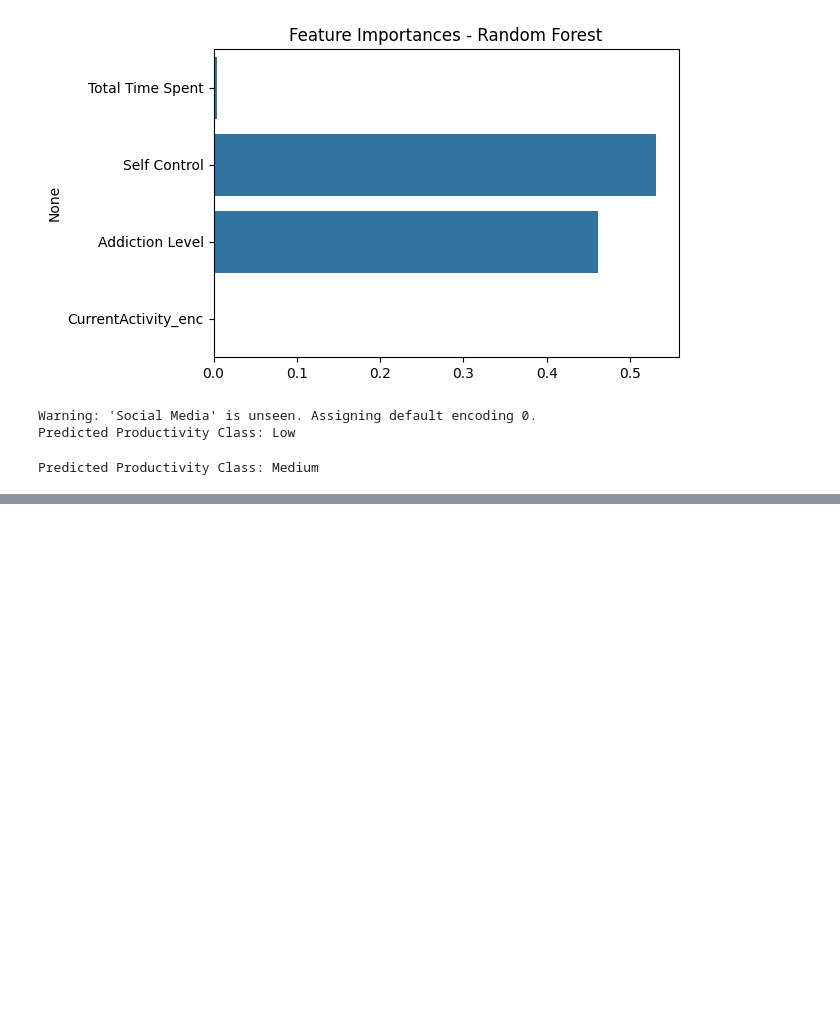
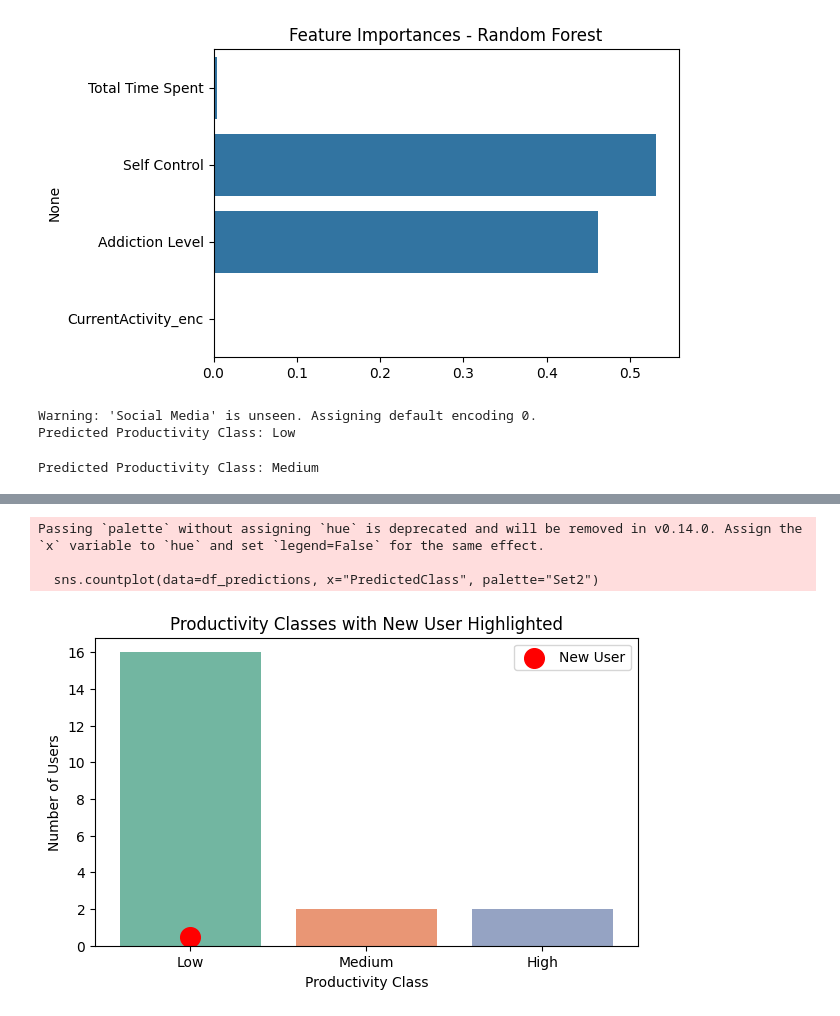
Before and after one commit to Pathushi/Dark-Side-of-Social-Media, a Jupyter notebook: random_forest_model.ipynb, the cells around one changed output, grey strips where cells are left out. Saved outputs shown, nothing was run; the diff lists cells and outputs as text; code cells hidden in the pictures; blank space fills up the shorter version.

```diff
--- a/random_forest_model.ipynb
+++ b/random_forest_model.ipynb
@@ -232,0 +270,47 @@ User 20: {'Total Time Spent': 94, 'Self Control': 2, 'Addiction Level': 5, 'Curr
+# %%
+import pandas as pd
+import matplotlib.pyplot as plt
+import seaborn as sns
+
+# Example: existing 20 users predictions
+predictions = []
+for user_data in new_users:
+    pred_class = predict_productivity(user_data, rf, le, scaler)
+    user_data["PredictedClass"] = pred_class
+    predictions.append(user_data)
+
+# Convert to DataFrame
+df_predictions = pd.DataFrame(predictions)
+
+# New user
+new_user = {
+    "Total Time Spent": 150,
+    "Self Control": 6,
+    "Addiction Level": 4,
+    "CurrentActivity": "At work"
+}
+new_user["PredictedClass"] = predict_productivity(new_user, rf, le, scaler)
+
+# Plot distribution of predicted classes
+plt.figure(figsize=(7,4))
+sns.countplot(data=df_predictions, x="PredictedClass", palette="Set2")
+
+# Highlight new user
+plt.scatter(
+    x=[new_user["PredictedClass"]],
+    y=[0.5],  # just slightly above 0 to place dot
+    color='red',
+    s=200,
+    label='New User'
+)
+
+plt.title("Productivity Classes with New User Highlighted")
+plt.xlabel("Productivity Class")
+plt.ylabel("Number of Users")
+plt.legend()
+plt.show()
+# %% [output]
+Passing `palette` without assigning `hue` is deprecated and will be removed in v0.14.0. Assign the `x` variable to `hue` and set `legend=False` for the same effect.
+
+  sns.countplot(data=df_predictions, x="PredictedClass", palette="Set2")
+[figure, added]
```
Also changed, not shown: parts of 3 cells of this notebook.
